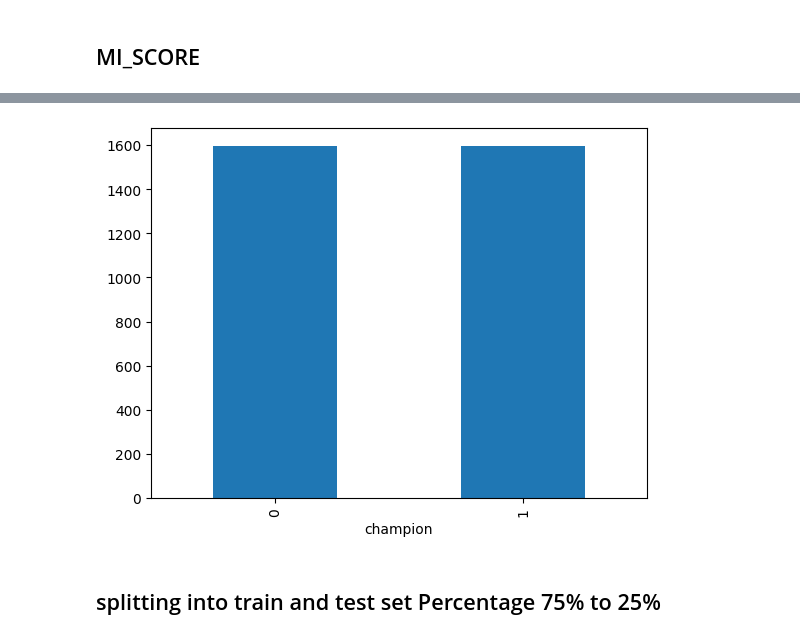
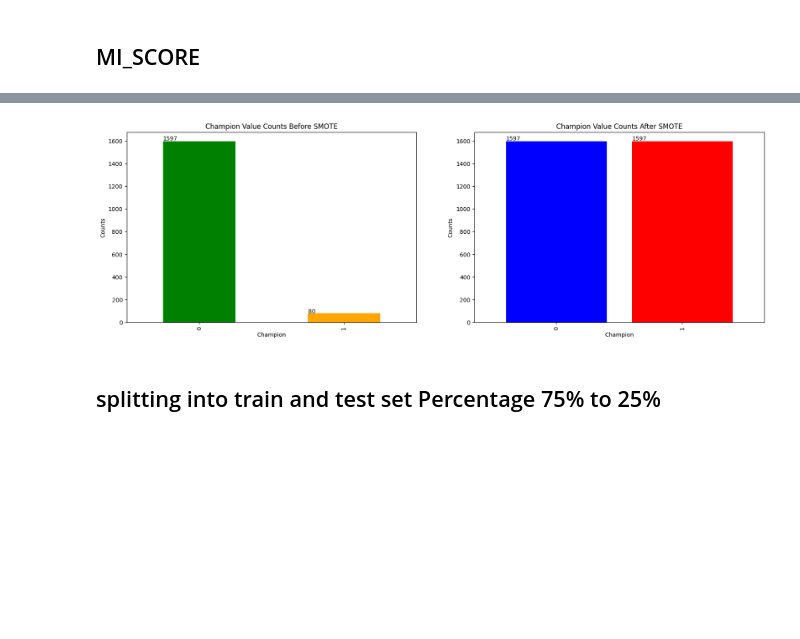
Before and after one commit to A7med-Amin/football-champions-predictor-by-season, a Jupyter notebook: Big_Data_Project.ipynb, the cells around one changed output, grey strips where cells are left out. Cells and saved outputs as stored; diff of their text form; code cells hidden in the pictures; blank space fills up the shorter version.

```diff
--- a/Big_Data_Project.ipynb
+++ b/Big_Data_Project.ipynb
@@ -298,9 +308,32 @@ plot_mi_scores(mi_score)
-# %%
-smote = SMOTE()
-x_sm, y_sm = smote.fit_resample(x, y)
-pd.DataFrame(y_sm).champion.value_counts().plot(kind = 'bar');
-# %% [output]
-[figure, removed]
+# %%
+plt.figure(figsize=(20, 6))
+
+# Subplot 1: Before SMOTE
+plt.subplot(1, 2, 1)
+ax_before = y.value_counts().plot(kind='bar', color=['green', 'orange'])
+ax_before.set_title("Champion Value Counts Before SMOTE")
+ax_before.set_xlabel("Champion")
+ax_before.set_ylabel("Counts")
+for p in ax_before.patches:
+    ax_before.annotate(str(p.get_height()), (p.get_x() * 1.005, p.get_height() * 1.005))
+
+# Applying SMOTE
+smote = SMOTE()
+x_sm, y_sm = smote.fit_resample(x, y)
+value_counts = pd.DataFrame(y_sm, columns=['champion']).champion.value_counts()
+
+# Subplot 2: After SMOTE
+plt.subplot(1, 2, 2)
+ax_after = value_counts.plot(kind='bar', color=['blue', 'red'], width=0.8)
+ax_after.set_title("Champion Value Counts After SMOTE")
+ax_after.set_xlabel("Champion")
+ax_after.set_ylabel("Counts")
+for p in ax_after.patches:
+    ax_after.annotate(str(p.get_height()), (p.get_x() * 1.005, p.get_height() * 1.005))
+
+plt.show()
+# %% [output]
+[figure, added]
 # %% [markdown]
 ## splitting into train and test set Percentage 75% to 25%
 # %%
```
Also changed, not shown: parts of 14 cells of this notebook.
